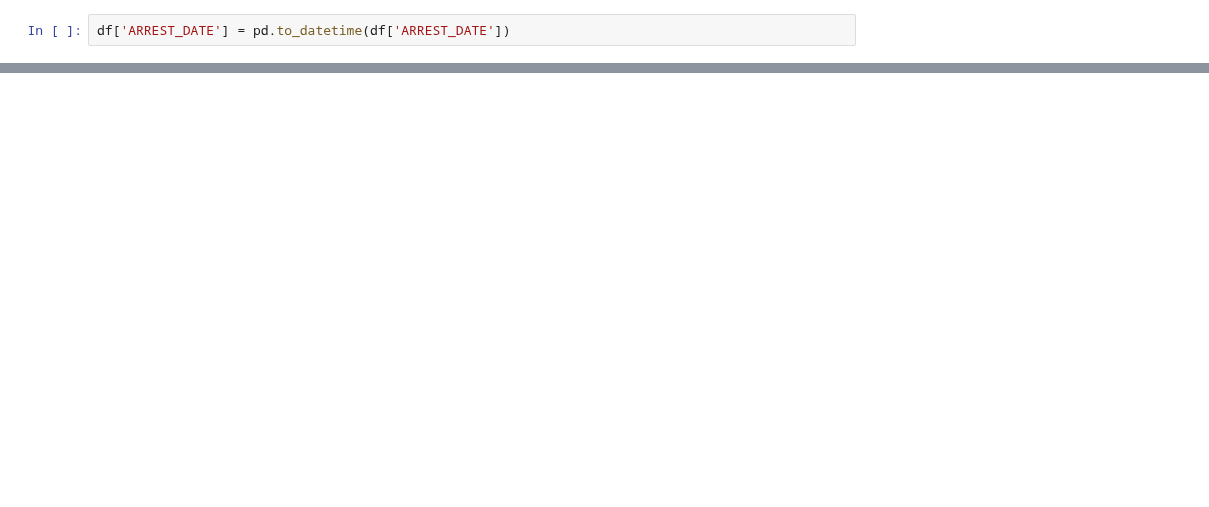
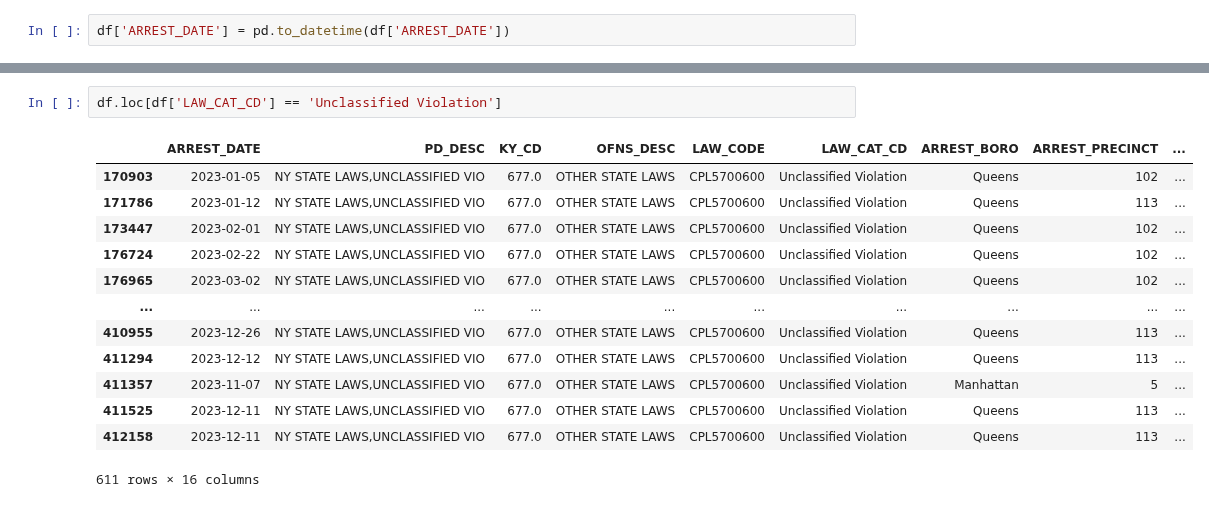
Before and after one commit to CarlosGG18/NYPD-Arrest-Analysis, a Jupyter notebook: EDA.ipynb, the cells around one changed output, grey strips where cells are left out. Drawn from its saved outputs; the diff is of its cells as text; blank space fills up the shorter version.

```diff
--- a/EDA.ipynb
+++ b/EDA.ipynb
@@ -82,0 +89,16 @@ plt.show()
+# %%
+df.loc[df['LAW_CAT_CD'] == 'Unclassified Violation']
+# %% [output]
+|  | ARREST_DATE | PD_DESC | KY_CD | OFNS_DESC | LAW_CODE | LAW_CAT_CD | ARREST_BORO | ARREST_PRECINCT | ... |
+| 170903 | 2023-01-05 | NY STATE LAWS,UNCLASSIFIED VIO | 677.0 | OTHER STATE LAWS | CPL5700600 | Unclassified Violation | Queens | 102 | ... |
+| 171786 | 2023-01-12 | NY STATE LAWS,UNCLASSIFIED VIO | 677.0 | OTHER STATE LAWS | CPL5700600 | Unclassified Violation | Queens | 113 | ... |
+| 173447 | 2023-02-01 | NY STATE LAWS,UNCLASSIFIED VIO | 677.0 | OTHER STATE LAWS | CPL5700600 | Unclassified Violation | Queens | 102 | ... |
+| 176724 | 2023-02-22 | NY STATE LAWS,UNCLASSIFIED VIO | 677.0 | OTHER STATE LAWS | CPL5700600 | Unclassified Violation | Queens | 102 | ... |
+| 176965 | 2023-03-02 | NY STATE LAWS,UNCLASSIFIED VIO | 677.0 | OTHER STATE LAWS | CPL5700600 | Unclassified Violation | Queens | 102 | ... |
+| ... | ... | ... | ... | ... | ... | ... | ... | ... | ... |
+| 410955 | 2023-12-26 | NY STATE LAWS,UNCLASSIFIED VIO | 677.0 | OTHER STATE LAWS | CPL5700600 | Unclassified Violation | Queens | 113 | ... |
+| 411294 | 2023-12-12 | NY STATE LAWS,UNCLASSIFIED VIO | 677.0 | OTHER STATE LAWS | CPL5700600 | Unclassified Violation | Queens | 113 | ... |
+| 411357 | 2023-11-07 | NY STATE LAWS,UNCLASSIFIED VIO | 677.0 | OTHER STATE LAWS | CPL5700600 | Unclassified Violation | Manhattan | 5 | ... |
+| 411525 | 2023-12-11 | NY STATE LAWS,UNCLASSIFIED VIO | 677.0 | OTHER STATE LAWS | CPL5700600 | Unclassified Violation | Queens | 113 | ... |
+| 412158 | 2023-12-11 | NY STATE LAWS,UNCLASSIFIED VIO | 677.0 | OTHER STATE LAWS | CPL5700600 | Unclassified Violation | Queens | 113 | ... |
+611 rows × 16 columns
```
Also changed, not shown: parts of 7 cells of this notebook.
